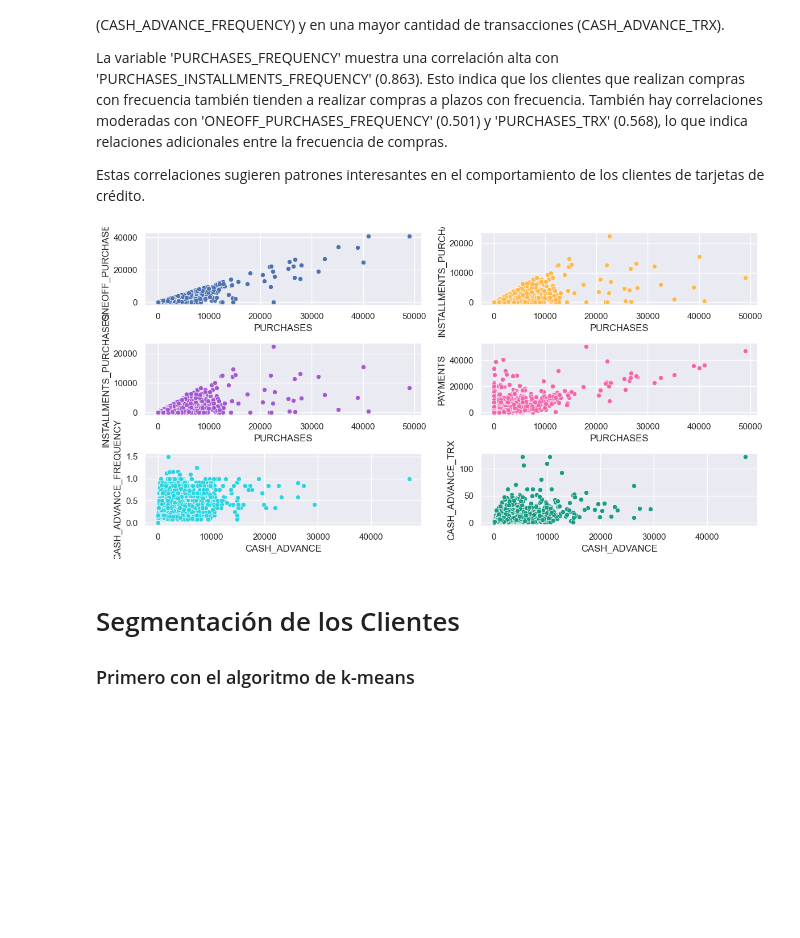
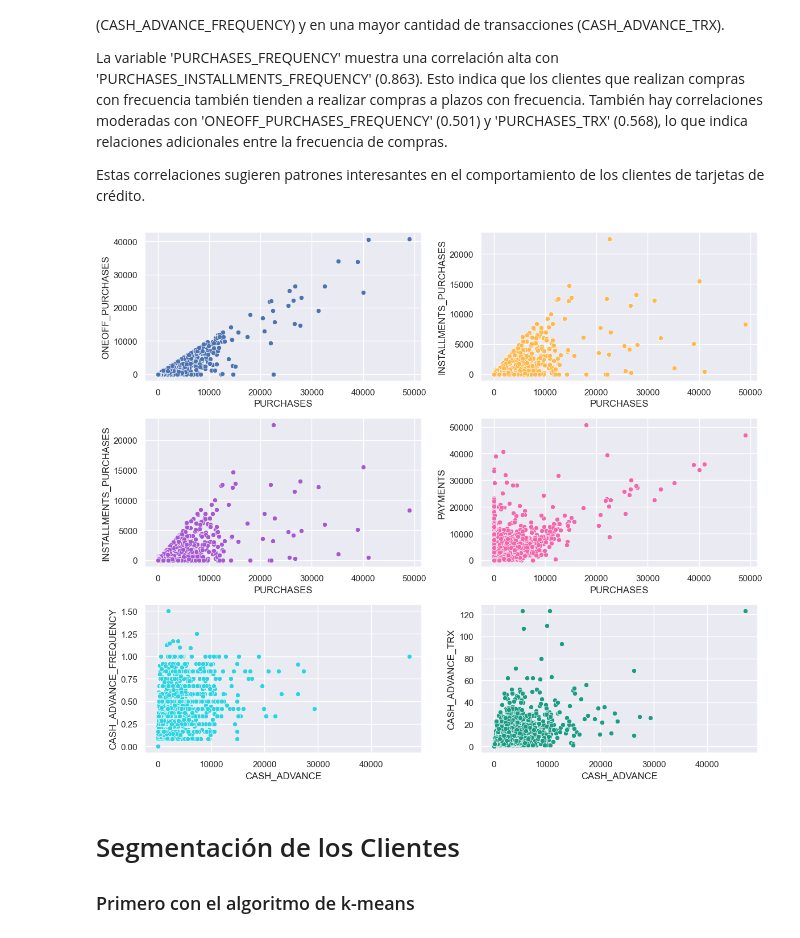
Before and after one commit to andromedalactea/Credit_Cards_Analytics, a Jupyter notebook: Analisis_exploratorio.ipynb, the cells around one changed output. Saved outputs shown, nothing was run; the diff lists cells and outputs as text; code cells hidden in the pictures; blank space fills up the shorter version.

```diff
--- a/Analisis_exploratorio.ipynb
+++ b/Analisis_exploratorio.ipynb
@@ -165,32 +165,32 @@ Estas correlaciones sugieren patrones interesantes en el comportamiento de los c
 # %%
 #Veamos estas correlaciones en gráficos
 
 # Configurar subplots
-fig, axes = plt.subplots(3, 2, figsize=(12, 6))
+fig, axes = plt.subplots(3, 2, figsize=(12, 10))
 
 # Primer gráfico: puchase vs oneoff:purchases
 sns.scatterplot(data=data_credit_cards,x='PURCHASES',y='ONEOFF_PURCHASES',ax=axes[0,0])
 
 
 # Segundo gráfico: Purchase vs INSTALLMENTS_PURCHASES
 sns.scatterplot(data=data_credit_cards,x='PURCHASES',y='INSTALLMENTS_PURCHASES',ax=axes[0,1],color='#FFB84C')
 
 
 sns.scatterplot(data=data_credit_cards,x='PURCHASES',y='INSTALLMENTS_PURCHASES',ax=axes[1,0],color='#A459D1')
 
 sns.scatterplot(data=data_credit_cards,x='PURCHASES',y='PAYMENTS',ax=axes[1,1],color='#F266AB')
 
 sns.scatterplot(data=data_credit_cards,x='CASH_ADVANCE',y='CASH_ADVANCE_FREQUENCY',ax=axes[2,0],color='#2CD3E1')
 
 sns.scatterplot(data=data_credit_cards,x='CASH_ADVANCE',y='CASH_ADVANCE_TRX',ax=axes[2,1],color='#1B9C85')
 
 
 # Ajustar espacio entre subplots
 plt.tight_layout()
 
 plt.show()
 # %% [output]
-[figure, old version]
+[figure, new version]
 # %% [markdown]
 # Segmentación de los Clientes
 ### Primero con el algoritmo de k-means
```
